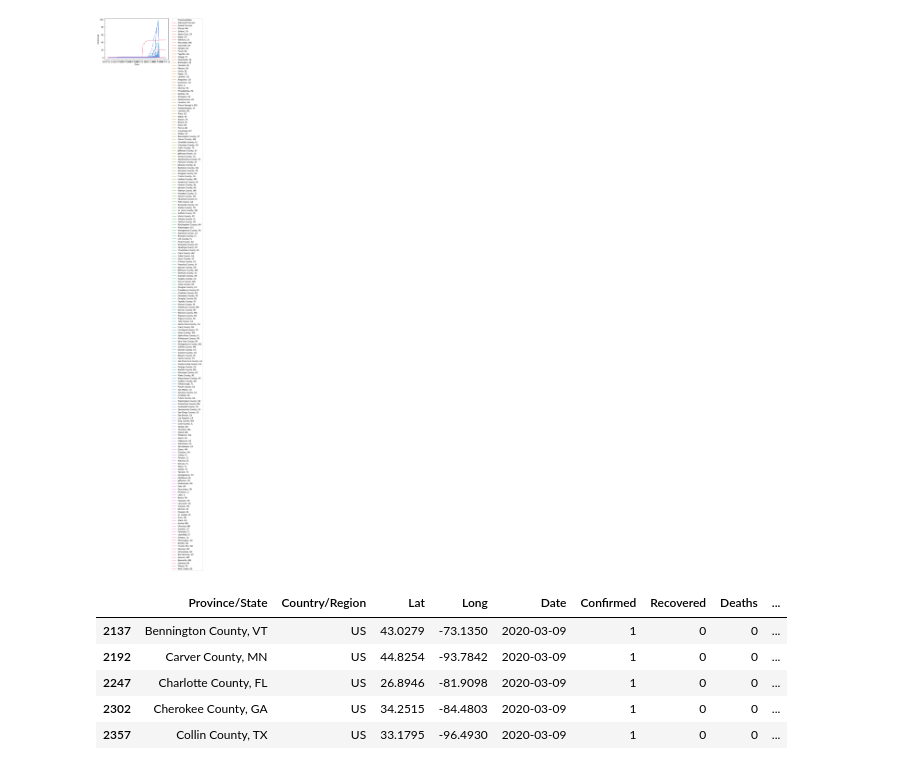
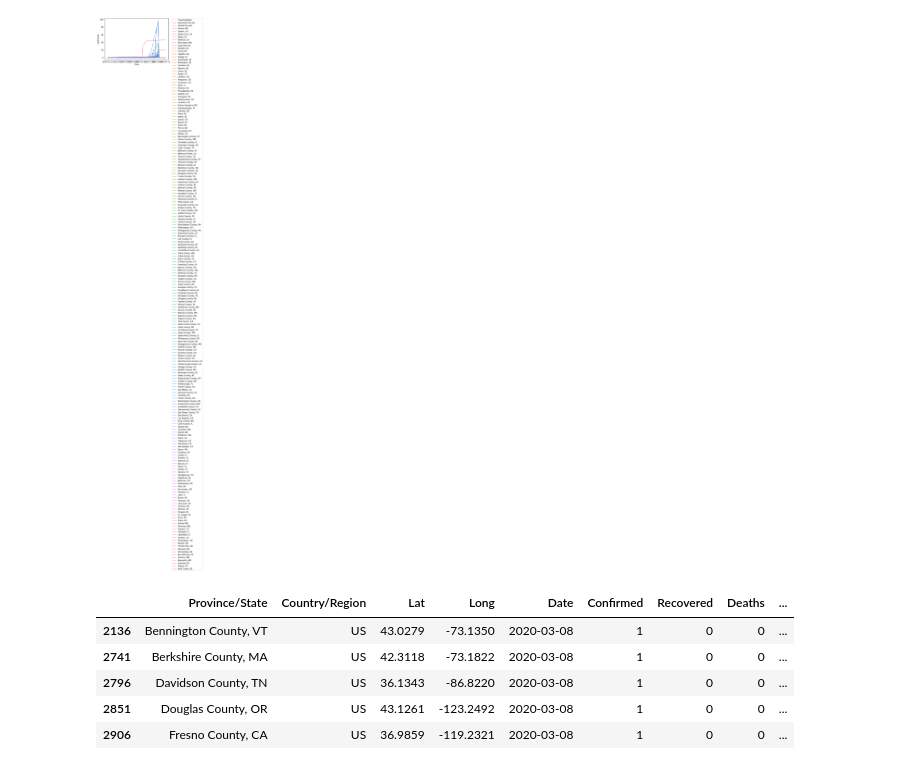
Before and after one commit to TheCulliganMan/covid-19, a Jupyter notebook: coronadb.ipynb, the cells around one changed output. Drawn from its saved outputs; the diff is of its cells as text; code cells hidden in the pictures.

```diff
--- a/coronadb.ipynb
+++ b/coronadb.ipynb
@@ -53,6 +53,8 @@ counties = counties.apply(lambda x: x.str.lower())
 
 def get_fips(row):
     county = row.county.lower()
+    if "saint " in county or "st. " in county:
+        county = county.replace("st. ", "st ").replace("saint ", "st ")
     if "parish" in county or "county" in county:
         county = county.replace(" county", "").replace(" parish", "")
     state = row.state.abbr.lower()
@@ -68,18 +70,19 @@ covid_counties_df = covid_counties_df.loc[(pd.notna(covid_counties_df["county"])
 covid_counties_df["fips"] = covid_counties_df.apply(get_fips, axis=1)
 # %%
 import datetime
-covid_counties_df = covid_counties_df.loc[
+covid_counties_df_map = covid_counties_df.loc[
     (covid_counties_df.Confirmed > 0) & \
-    (covid_counties_df.Date == datetime.date(year=2020, month=3, day=9))
+    (covid_counties_df.Date == datetime.date(year=2020, month=3, day=8)) & \
+    (pd.notna(covid_counties_df.fips))
 ]
-covid_counties_df.head()
+covid_counties_df_map.head()
 # %% [output]
 |  | Province/State | Country/Region | Lat | Long | Date | Confirmed | Recovered | Deaths | ... |
-| 2137 | Bennington County, VT | US | 43.0279 | -73.1350 | 2020-03-09 | 1 | 0 | 0 | ... |
-| 2192 | Carver County, MN | US | 44.8254 | -93.7842 | 2020-03-09 | 1 | 0 | 0 | ... |
-| 2247 | Charlotte County, FL | US | 26.8946 | -81.9098 | 2020-03-09 | 1 | 0 | 0 | ... |
-| 2302 | Cherokee County, GA | US | 34.2515 | -84.4803 | 2020-03-09 | 1 | 0 | 0 | ... |
-| 2357 | Collin County, TX | US | 33.1795 | -96.4930 | 2020-03-09 | 1 | 0 | 0 | ... |
+| 2136 | Bennington County, VT | US | 43.0279 | -73.1350 | 2020-03-08 | 1 | 0 | 0 | ... |
+| 2741 | Berkshire County, MA | US | 42.3118 | -73.1822 | 2020-03-08 | 1 | 0 | 0 | ... |
+| 2796 | Davidson County, TN | US | 36.1343 | -86.8220 | 2020-03-08 | 1 | 0 | 0 | ... |
+| 2851 | Douglas County, OR | US | 43.1261 | -123.2492 | 2020-03-08 | 1 | 0 | 0 | ... |
+| 2906 | Fresno County, CA | US | 36.9859 | -119.2321 | 2020-03-08 | 1 | 0 | 0 | ... |
 # %%
 import plotly.figure_factory as ff
 
```
Also changed, not shown: parts of 3 cells of this notebook.
